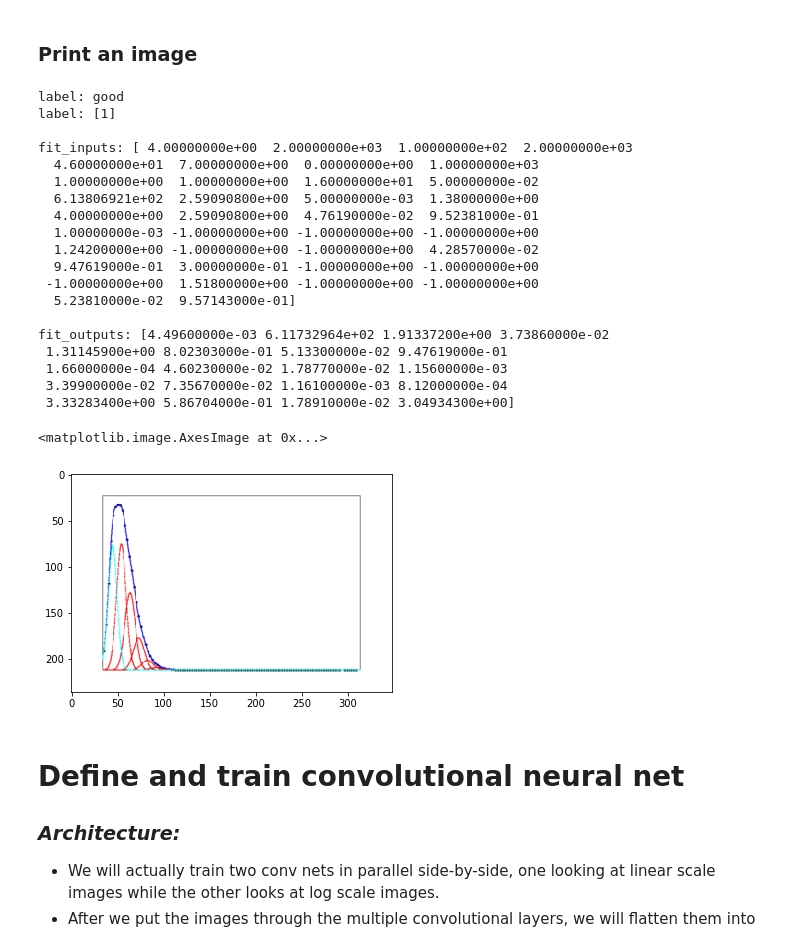
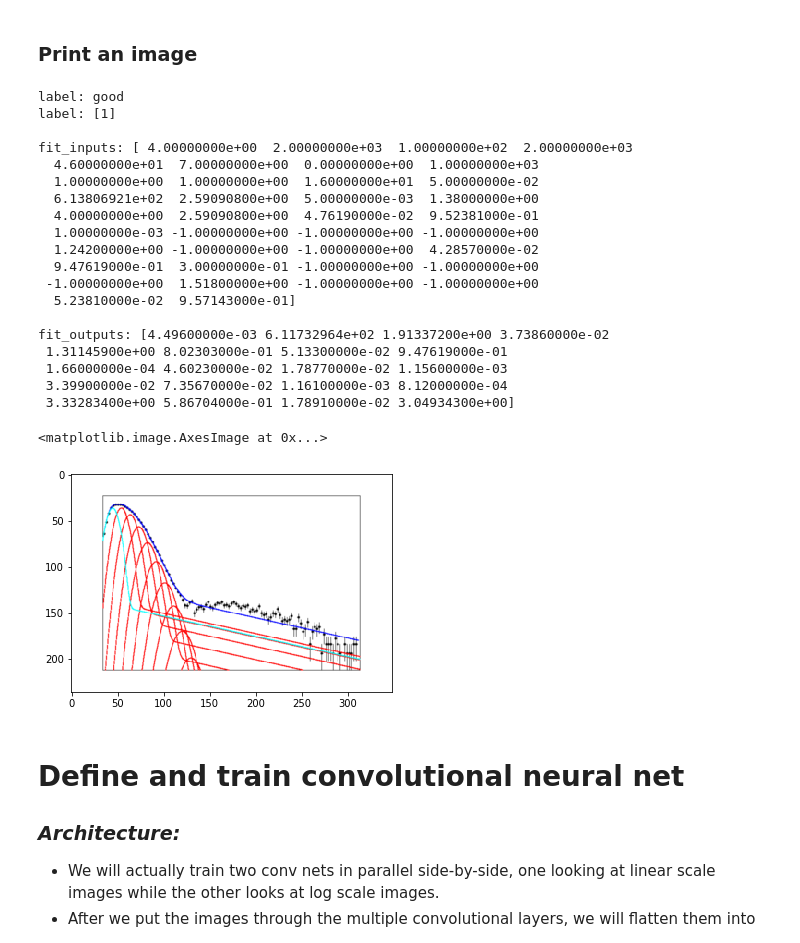
Before and after one commit to bradylowe/Root-PMT-Fit-With-Machine-Learning, a Jupyter notebook: fit_pmt_conv_no_sql.ipynb, the cells around one changed output. Cells and saved outputs as stored; diff of their text form; code cells hidden in the pictures.

```diff
--- a/fit_pmt_conv_no_sql.ipynb
+++ b/fit_pmt_conv_no_sql.ipynb
@@ -77,41 +101,44 @@ print(str(m_dev) + " dev examples loaded")
 # %% [markdown]
 ### Print an image
 # %%
-# Print an image
+# Choose an image
 index = 2
+
 # Choose log or linear scale
-log_scale = False
+log_scale = True
+
+
 this_image = x_log[index] if log_scale else x[index]
 if y[index] == 1:
     print("label: good")
 else:
     print("label: bad")
 print("label: " + str(y[index]))
 print("\nfit_inputs: " + str(in_params[index]))
 print("\nfit_outputs: " + str(out_params[index]))
 plt.imshow(np.uint8(utils.get_printable_image(this_image)))
 # %% [output]
 label: good
 label: [1]
 
 fit_inputs: [ 4.00000000e+00  2.00000000e+03  1.00000000e+02  2.00000000e+03
   4.60000000e+01  7.00000000e+00  0.00000000e+00  1.00000000e+03
   1.00000000e+00  1.00000000e+00  1.60000000e+01  5.00000000e-02
   6.13806921e+02  2.59090800e+00  5.00000000e-03  1.38000000e+00
   4.00000000e+00  2.59090800e+00  4.76190000e-02  9.52381000e-01
   1.00000000e-03 -1.00000000e+00 -1.00000000e+00 -1.00000000e+00
   1.24200000e+00 -1.00000000e+00 -1.00000000e+00  4.28570000e-02
   9.47619000e-01  3.00000000e-01 -1.00000000e+00 -1.00000000e+00
  -1.00000000e+00  1.51800000e+00 -1.00000000e+00 -1.00000000e+00
   5.23810000e-02  9.57143000e-01]
 
 fit_outputs: [4.49600000e-03 6.11732964e+02 1.91337200e+00 3.73860000e-02
  1.31145900e+00 8.02303000e-01 5.13300000e-02 9.47619000e-01
  1.66000000e-04 4.60230000e-02 1.78770000e-02 1.15600000e-03
  3.39900000e-02 7.35670000e-02 1.16100000e-03 8.12000000e-04
  3.33283400e+00 5.86704000e-01 1.78910000e-02 3.04934300e+00]
 <matplotlib.image.AxesImage at 0x...>
-[figure, old version]
+[figure, new version]
 # %% [markdown]
 # Define and train convolutional neural net
 
```
Also changed, not shown: parts of 12 cells of this notebook.
